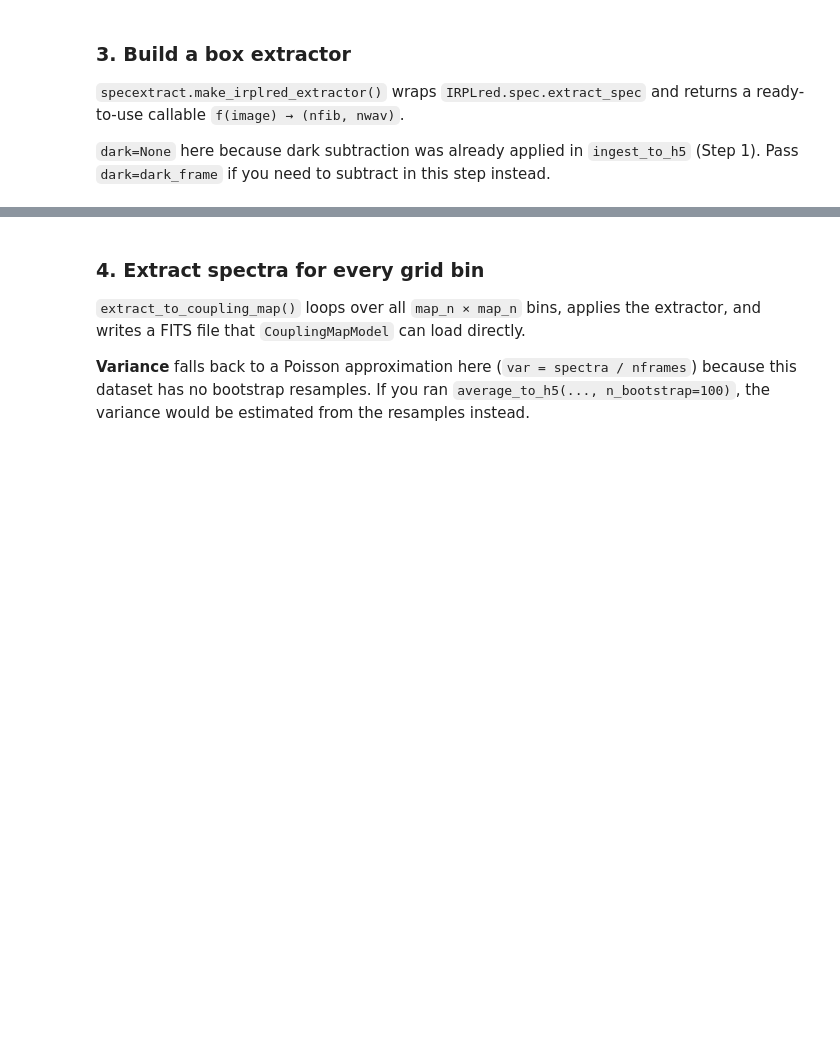
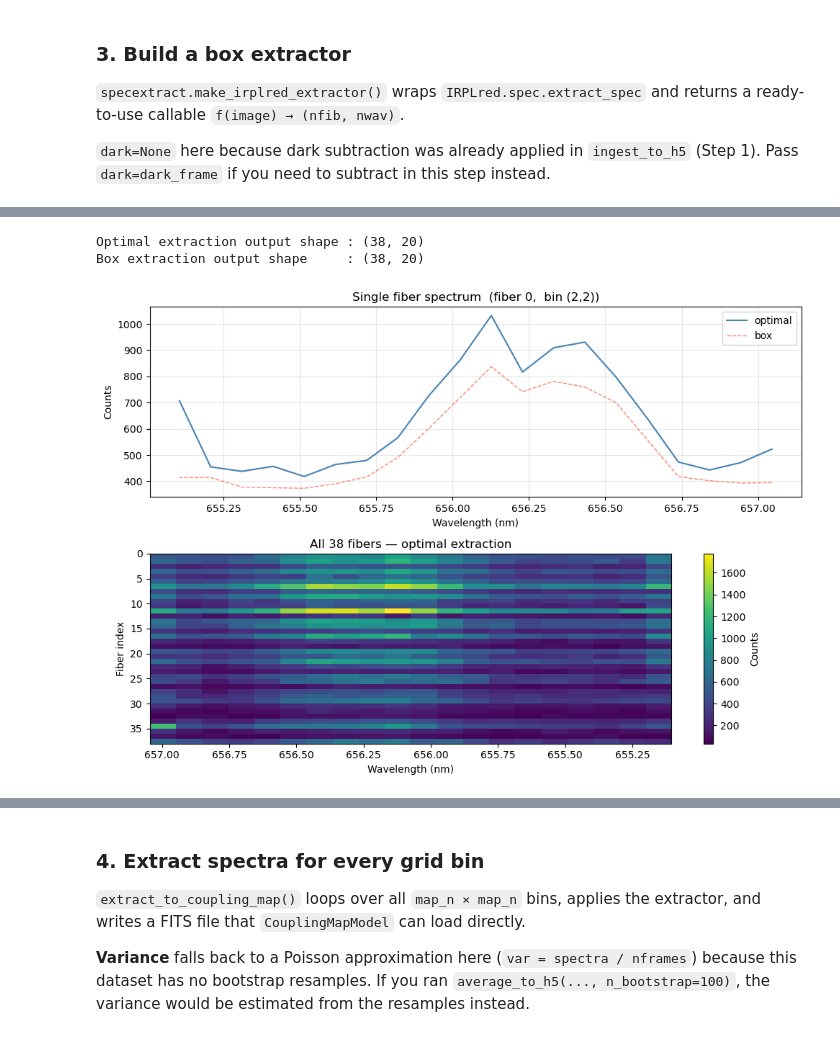
Before and after one commit to YooJung-Kim/PLred, a Jupyter notebook: PLred/tutorials/step2_specextract.ipynb, the cells around one changed output, grey strips where cells are left out. Drawn from its saved outputs; the diff is of its cells as text; code cells hidden in the pictures; blank space fills up the shorter version.

```diff
--- a/PLred/tutorials/step2_specextract.ipynb
+++ b/PLred/tutorials/step2_specextract.ipynb
@@ -214,0 +282,20 @@ specextract.extract_to_coupling_map('averaged.h5', my_extractor, 'coupling_map.f
+# %%
+# Build the optimal extractor
+# ─────────────────────────────────────────────────────────────────────────────
+# make_FIRSTPL_extractor loads the matrix, trims it to the ROI overlap, and
+# returns a self-contained callable: f(image) → (nfib, nwav_effective).
+#
+# dark=None because dark subtraction was already done during ingest_to_h5.
+# Pass nonlin_modelfile='nonlin_model.fits' if you have a nonlinearity correction.
+
+optimal_extractor = specextract.make_FIRSTPL_extractor(
+    model_file  = model_file,
+    plcam_roi   = plcam_roi,
+    dark        = None,             # dark already subtracted in ingest step
+    # nonlin_modelfile = 'path/to/nonlin_model.fits',  # uncomment if needed
+)
+
+print('Extractor built.')
+print(f"  effective xmin/xmax : [{optimal_extractor._info['xmin']}, {optimal_extractor._info['xmax']})")
+print(f"  plcam_roi           : {optimal_extractor._info['plcam_roi']}")
+print(f"  wavelength solution : {optimal_extractor._info['has_wavmap']}")
@@ -214,0 +312,57 @@ specextract.extract_to_coupling_map('averaged.h5', my_extractor, 'coupling_map.f
+# %%
+# Test on the brightest bin and compare with box extraction
+# ─────────────────────────────────────────────────────────────────────────────
+ref_image = np.nanmean(avg_plcam, axis=(0,1))#[ix, iy]          # (412, 20) — the raw ROI image from H5
+
+spec_optimal = optimal_extractor(ref_image)   # (nfib, nwav_effective)
+spec_box     = my_extractor(ref_image)        # (nfib, nwav)  from section 3
+
+print(f'Optimal extraction output shape : {spec_optimal.shape}')
+print(f'Box extraction output shape     : {spec_box.shape}')
+
+# ── Plot comparison ──────────────────────────────────────────────────────────
+nwav_opt = spec_optimal.shape[1]
+has_wav  = optimal_extractor._info['has_wavmap']
+
+# x-axis: wavelength (nm) if available, else detector column index
+if has_wav:
+    # wav_map shape (38, 200) — slice to effective range
+    eff_start = optimal_extractor._info['xmin'] - xmin_det
+    eff_end   = optimal_extractor._info['xmax'] - xmin_det
+    wav_axis  = wav_map[0, eff_start:eff_end]   # ref-fiber wavelengths (nm)
+    xlabel    = 'Wavelength (nm)'
+else:
+    wav_axis = np.arange(nwav_opt)
+    xlabel   = 'Spectral channel (pixel)'
+
+fig, axes = plt.subplots(2, 1, figsize=(10, 7), sharex=False)
+
+# ── Top: single fiber spectrum ────────────────────────────────────────────────
+fib_i = 0
+axes[0].plot(wav_axis, spec_optimal[fib_i], label='optimal', lw=1.5, color='steelblue')
+if nwav_opt == spec_box.shape[1]:   # same nwav — direct overlay
+    axes[0].plot(wav_axis, spec_box[fib_i],
+                 label='box', lw=1, linestyle='--', color='tomato', alpha=0.8)
+else:
+    axes[0].set_title(f'Fiber {fib_i} spectrum  (box has different nwav — plotted separately)')
+axes[0].set_xlabel(xlabel)
+axes[0].set_ylabel('Counts')
+axes[0].set_title(f'Single fiber spectrum  (fiber {fib_i},  bin ({ix},{iy}))')
+axes[0].legend()
+axes[0].grid(alpha=0.3)
+
+# ── Bottom: all 38 fibers ────────────────────────────────────────────────────
+im = axes[1].imshow(spec_optimal, aspect='auto', origin='upper',
+                    extent=[wav_axis[0], wav_axis[-1], spec_optimal.shape[0], 0],
+                    cmap='viridis')
+plt.colorbar(im, ax=axes[1], label='Counts')
+axes[1].set_xlabel(xlabel)
+axes[1].set_ylabel('Fiber index')
+axes[1].set_title('All 38 fibers — optimal extraction')
+
+plt.tight_layout()
+plt.show()
+# %% [output]
+Optimal extraction output shape : (38, 20)
+Box extraction output shape     : (38, 20)
+[figure, added]
```
Also changed, not shown: parts of 14 cells of this notebook, 4 other files.
